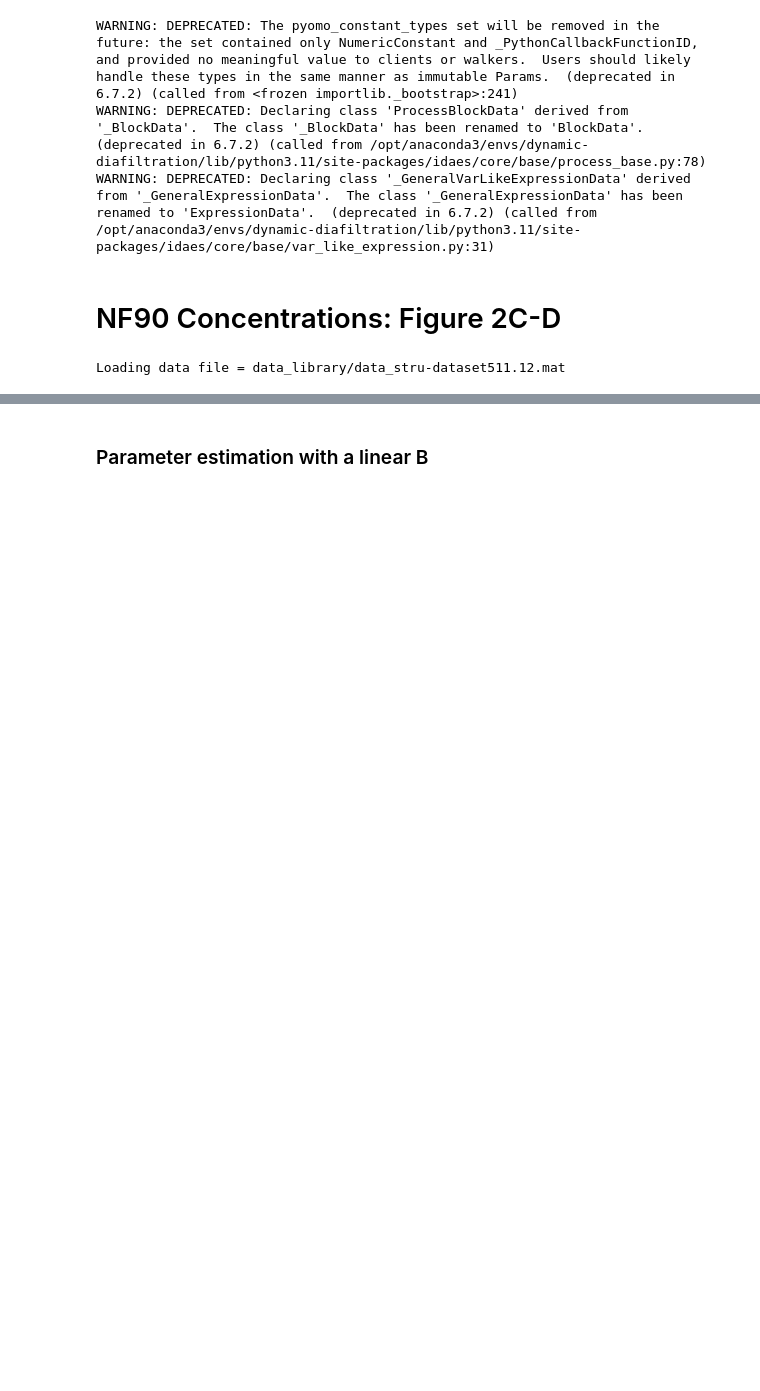
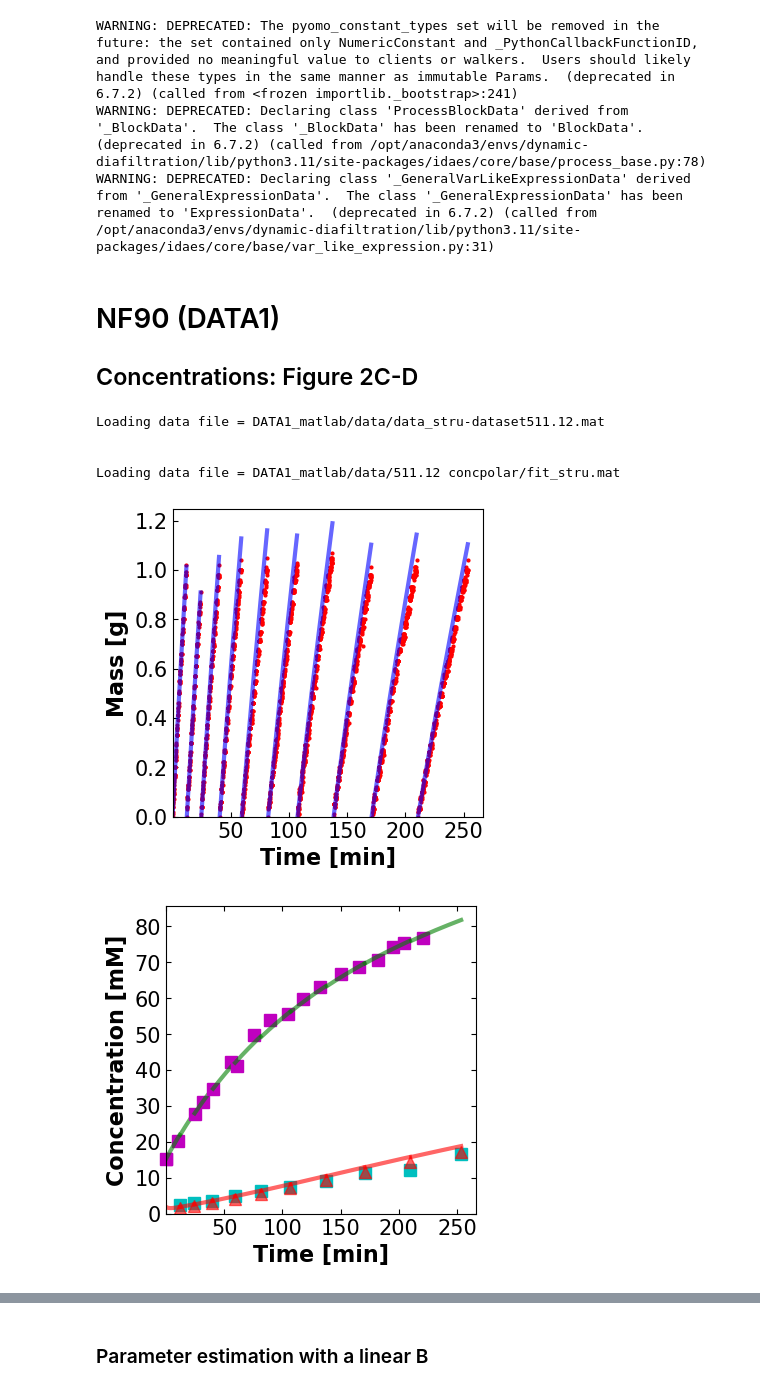
Before and after one commit to mollydougher/dynamic-diafiltration-pyomo, a Jupyter notebook: NAMS2025_figures.ipynb, the cells around one changed output, grey strips where cells are left out. Drawn from its saved outputs; the diff is of its cells as text; code cells hidden in the pictures; blank space fills up the shorter version.

```diff
--- a/NAMS2025_figures.ipynb
+++ b/NAMS2025_figures.ipynb
@@ -24,4 +24,5 @@ renamed to 'ExpressionData'.  (deprecated in 6.7.2) (called from
 /opt/anaconda3/envs/dynamic-diafiltration/lib/python3.11/site-
 packages/idaes/core/base/var_like_expression.py:31)
 # %% [markdown]
-# NF90 Concentrations: Figure 2C-D
+# NF90 (DATA1)
+## Concentrations: Figure 2C-D
@@ -28,5 +31,15 @@ packages/idaes/core/base/var_like_expression.py:31)
 # %%
-data_stru90 = loadmat('data_library/data_stru-dataset511.12.mat')['data_stru']
-sim_stru90=[]
+# pull the data from DATA1_matlab/DiafiltrationPaperPlots.ipynb
+### Diafiltration
+#### M1(conctration polarization, continuous retentate)
+# Figure 2, 5, 6, S3, S4
+data_stru90 = loadmat('DATA1_matlab/data/data_stru-dataset511.12.mat')['data_stru']
+fit_stru90 = loadmat('DATA1_matlab/data/511.12 concpolar/fit_stru.mat')['fit_stru']
+plot_sim_comparisonDATA1(data_stru90,fit_stru90,plot_pred=True,cond=True,lg=False)
 # %% [output]
-Loading data file = data_library/data_stru-dataset511.12.mat
+Loading data file = DATA1_matlab/data/data_stru-dataset511.12.mat
+
+
+Loading data file = DATA1_matlab/data/511.12 concpolar/fit_stru.mat
+[figure, added]
+[figure, added]
```
Also changed, not shown: parts of 25 cells of this notebook.
